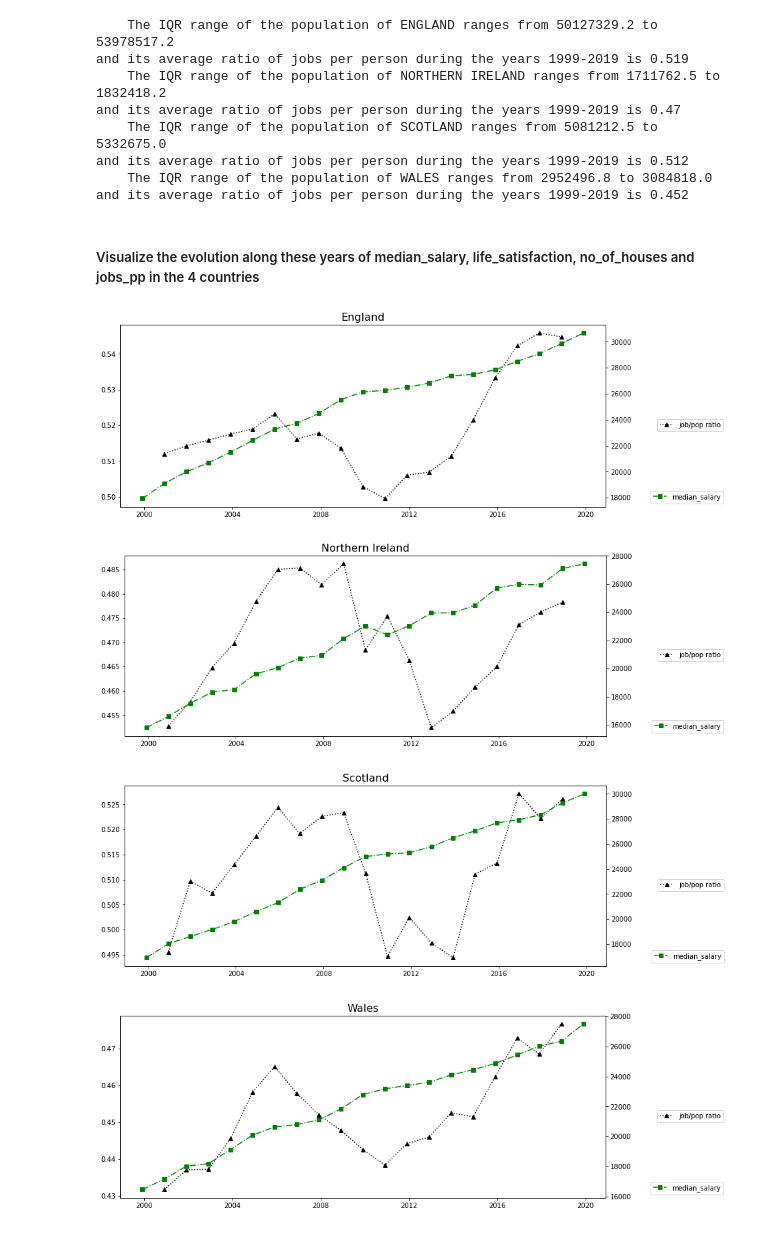
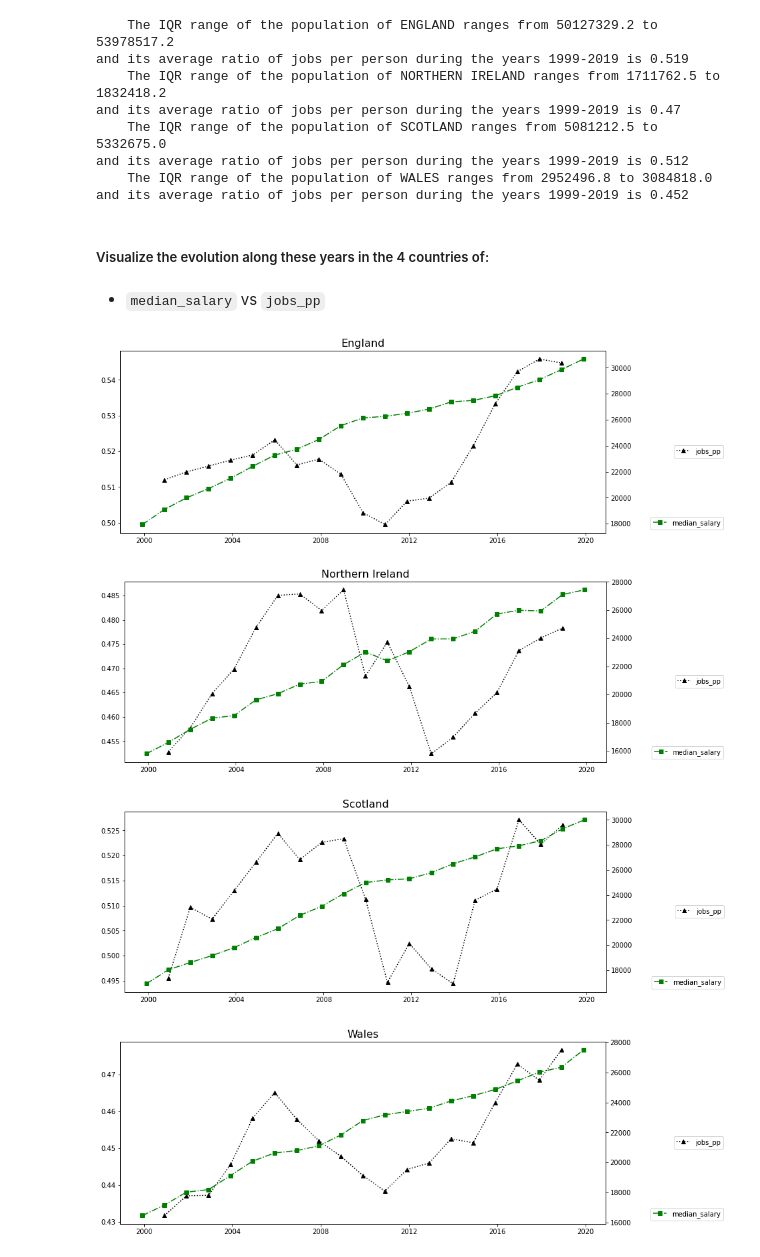
Before and after one commit to blazaropinto/portfolio_PDA_Data_Science, a Jupyter notebook: Data_Investigation_Project.ipynb, the cells around one changed output. Drawn from its saved outputs; the diff is of its cells as text; code cells hidden in the pictures.

```diff
--- a/Data_Investigation_Project.ipynb
+++ b/Data_Investigation_Project.ipynb
@@ -199,23 +204,25 @@ and its average ratio of jobs per person during the years 1999-2019 is 0.512
     The IQR range of the population of WALES ranges from 2952496.8 to 3084818.0
 and its average ratio of jobs per person during the years 1999-2019 is 0.452
 # %% [markdown]
-##### Visualize the evolution along these years of median_salary,	life_satisfaction, no_of_houses and jobs_pp in the 4 countries
+##### Visualize the evolution along these years in the 4 countries of:
+# %% [markdown]
+* `median_salary` vs `jobs_pp`
 # %%
-def create_evolution_graph(region, df):
+def create_evolution_graph(region, df, col2, col1='jobs_pp', style1='k^:', style2='gs-.'):
   fig, ax = plt.subplots(figsize=(13,5))
-  ax.plot(df.date, df['jobs_pp'], 'k^:', label='job/pop ratio')
+  ax.plot(df.date, df[col1], style1, label=col1)
   ax.legend(loc='upper right', bbox_to_anchor=(0.5, 0., 0.75, 0.5))
   ax2 = plt.twinx()
-  ax2.plot(df.date, df['median_salary'], 'gs-.', label='median_salary')
+  ax2.plot(df.date, df[col2], style2, label=col2)
   ax2.legend(loc='lower right', bbox_to_anchor=(0.5, 0., 0.75, 0.5))
   plt.title(region.title(), fontsize=16)
   plt.show()
 
 for area in countries_UK:
   df_temp = df[df.area == area]
-  create_evolution_graph(str(area), df_temp)
+  create_evolution_graph(str(area), df_temp, 'median_salary')
 # %% [output]
-[figure, old version]
+[figure, new version]
-[figure, old version]
+[figure, new version]
-[figure, old version]
+[figure, new version]
-[figure, old version]
+[figure, new version]
```
Also changed, not shown: parts of 15 cells of this notebook.
